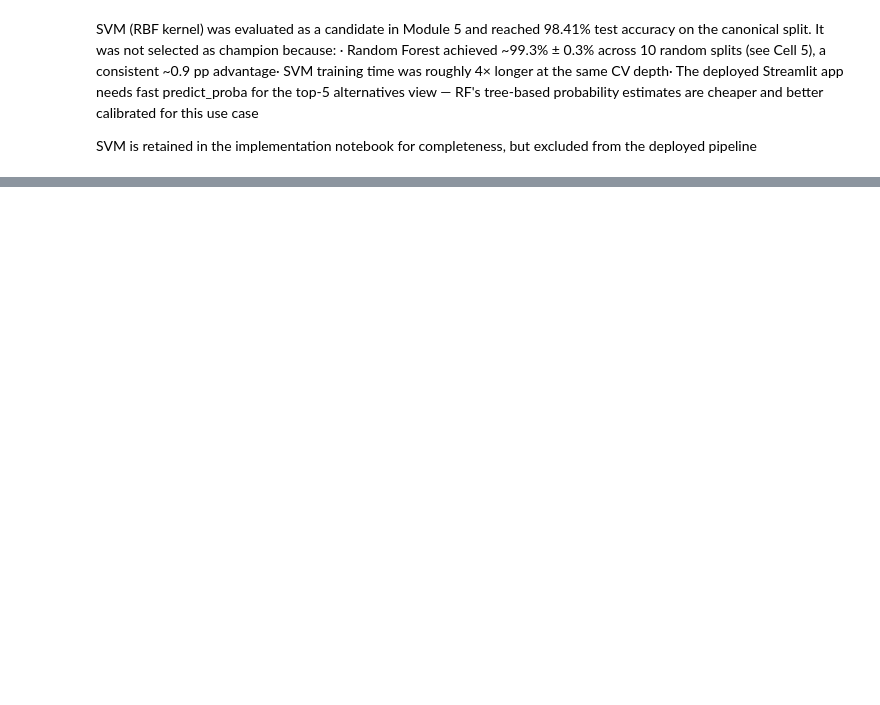
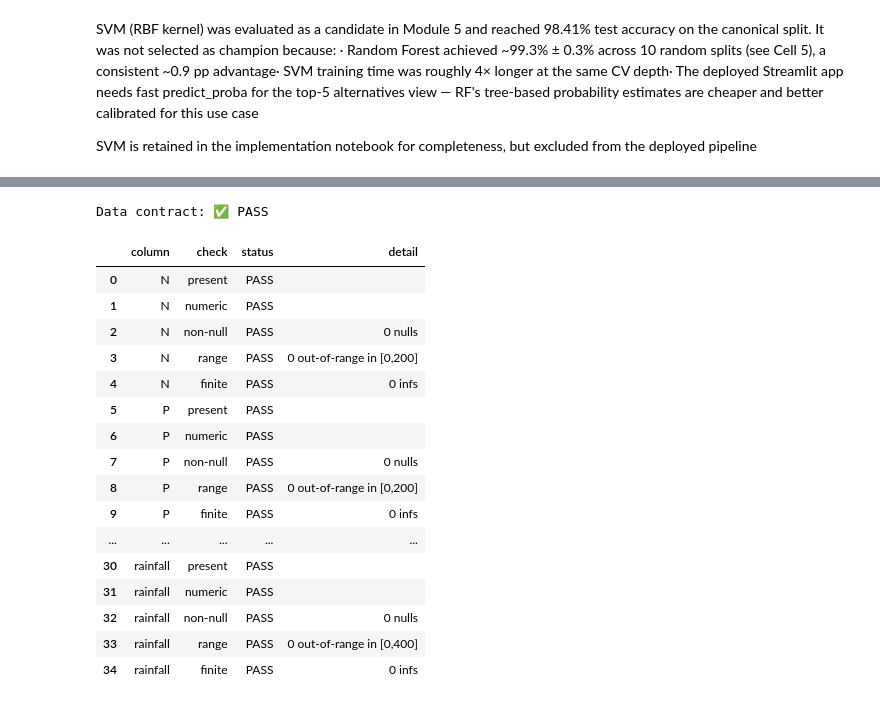
Before and after one commit to Minimire/CROP-RECOMMENDATION-app, a Jupyter notebook: Module_6_pythons.ipynb, the cells around one changed output, grey strips where cells are left out. Saved outputs shown, nothing was run; the diff lists cells and outputs as text; code cells hidden in the pictures; blank space fills up the shorter version.

```diff
--- a/Module_6_pythons.ipynb
+++ b/Module_6_pythons.ipynb
@@ -1051,0 +1023,6 @@ Writing app.py
+# %%
+
+with open("app.py") as f:
+    for i, line in enumerate(f, 1):
+        if "transform" in line:
+            print(f"{i}: {line}", end="")
@@ -1051,0 +1033,5 @@ Writing app.py
+# %%
+
+import subprocess
+subprocess.run(["pkill", "-f", "streamlit"], check=False)
+print("Old Streamlit killed — re-run Cell 16 to relaunch")
@@ -1330,0 +2625,11 @@ files.download("crop_recommendation_model.pkl")
+# %%
+
+# 1) Core artifacts present?
+import os
+for f in ["crop_recommendation_model.pkl",
+          "app.py", "serve.py", "backend.py",
+          "artifacts/MODEL_CARD.md",
+          "artifacts/psi_reference.json",
+          "registry/model_registry.json",
+          "audit/audit_trail.jsonl"]:
+    print(f"{'✅' if os.path.exists(f) else '❌'} {f}")
@@ -1330,0 +2818,26 @@ files.download("crop_recommendation_model.pkl")
+# %%
+
+import importlib, validate_data
+importlib.reload(validate_data)
+ok, rep = validate_data.validate_batch(df)
+print(f"Data contract: {'✅ PASS' if ok else '❌ FAIL'}")
+display(rep)
+# %% [output]
+Data contract: ✅ PASS
+|  | column | check | status | detail |
+| 0 | N | present | PASS |  |
+| 1 | N | numeric | PASS |  |
+| 2 | N | non-null | PASS | 0 nulls |
+| 3 | N | range | PASS | 0 out-of-range in [0,200] |
+| 4 | N | finite | PASS | 0 infs |
+| 5 | P | present | PASS |  |
+| 6 | P | numeric | PASS |  |
+| 7 | P | non-null | PASS | 0 nulls |
+| 8 | P | range | PASS | 0 out-of-range in [0,200] |
+| 9 | P | finite | PASS | 0 infs |
+| ... | ... | ... | ... | ... |
+| 30 | rainfall | present | PASS |  |
+| 31 | rainfall | numeric | PASS |  |
+| 32 | rainfall | non-null | PASS | 0 nulls |
+| 33 | rainfall | range | PASS | 0 out-of-range in [0,400] |
+| 34 | rainfall | finite | PASS | 0 infs |
```
Also changed, not shown: parts of 41 cells of this notebook.
